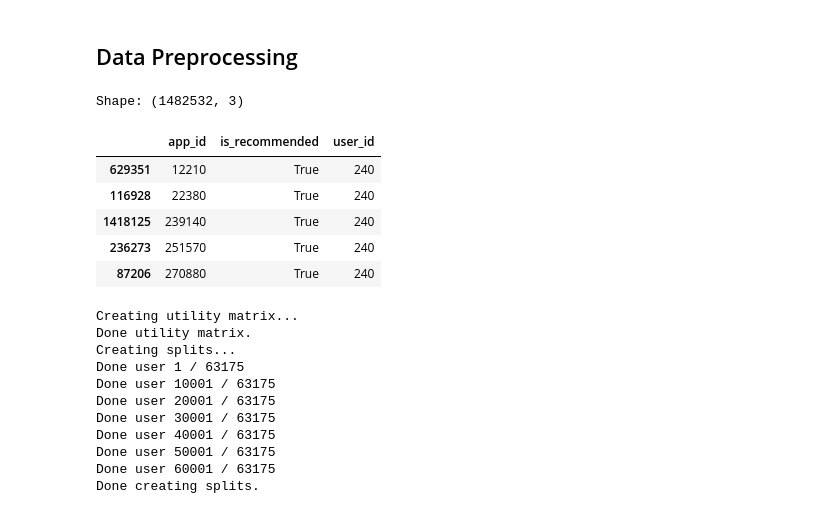
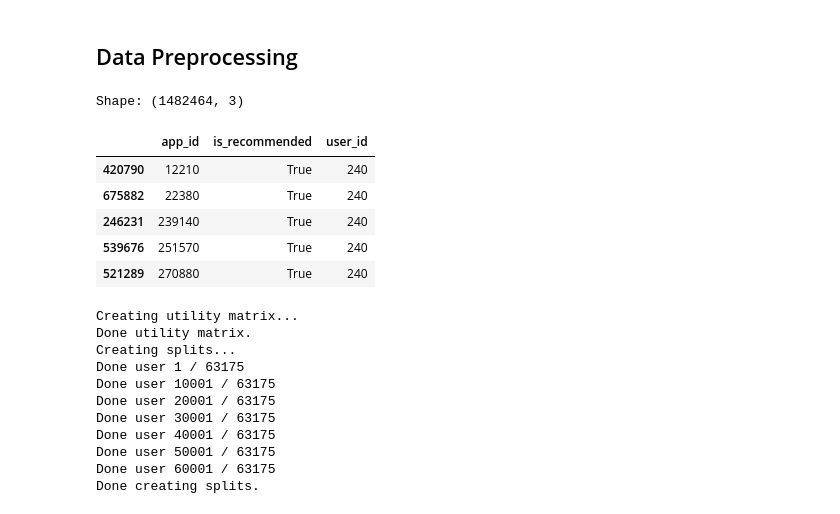
Before and after one commit to MitchellJC/game-rec, a Jupyter notebook: model.ipynb, the cells around one changed output. Cells and saved outputs as stored; diff of their text form; code cells hidden in the pictures.

```diff
--- a/model.ipynb
+++ b/model.ipynb
@@ -24,29 +24,26 @@ from RecData import RecData
 ## Data Preprocessing
 # %%
 # recs = pd.read_csv('data/recommendations.csv')
-recs = pd.read_csv('data/pruned.csv')
+# recs = pd.read_csv('data/pruned.csv')
 # recs = pd.read_csv('data/2plus.csv')
-
-# Remove old ratings
-recs = recs.sort_values(by=['date'], ascending=False)
-recs.drop_duplicates(subset= ['app_id', 'user_id'], inplace=True)
+recs = pd.read_csv('data/full_pruned.csv')
 
 USED_COLS = ['app_id', 'is_recommended', 'user_id']
 recs = recs[USED_COLS]
 
 item_data = pd.read_csv('data/games.csv')
 titles = item_data[['app_id', 'title']]
 
 print("Shape:", recs.shape)
 recs.sort_values(by=['user_id', 'app_id']).head()
 # %% [output]
-Shape: (1482532, 3)
+Shape: (1482464, 3)
 |  | app_id | is_recommended | user_id |
-| 629351 | 12210 | True | 240 |
-| 116928 | 22380 | True | 240 |
-| 1418125 | 239140 | True | 240 |
-| 236273 | 251570 | True | 240 |
-| 87206 | 270880 | True | 240 |
+| 420790 | 12210 | True | 240 |
+| 675882 | 22380 | True | 240 |
+| 246231 | 239140 | True | 240 |
+| 539676 | 251570 | True | 240 |
+| 521289 | 270880 | True | 240 |
 # %%
 # random.seed(42)
 # np.random.seed(42)
```
Also changed, not shown: parts of 14 cells of this notebook, 1 other file.
